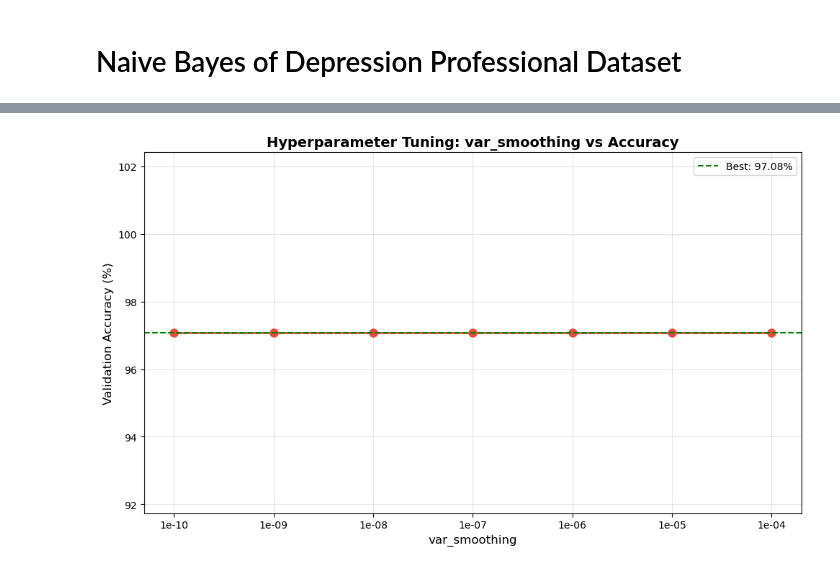
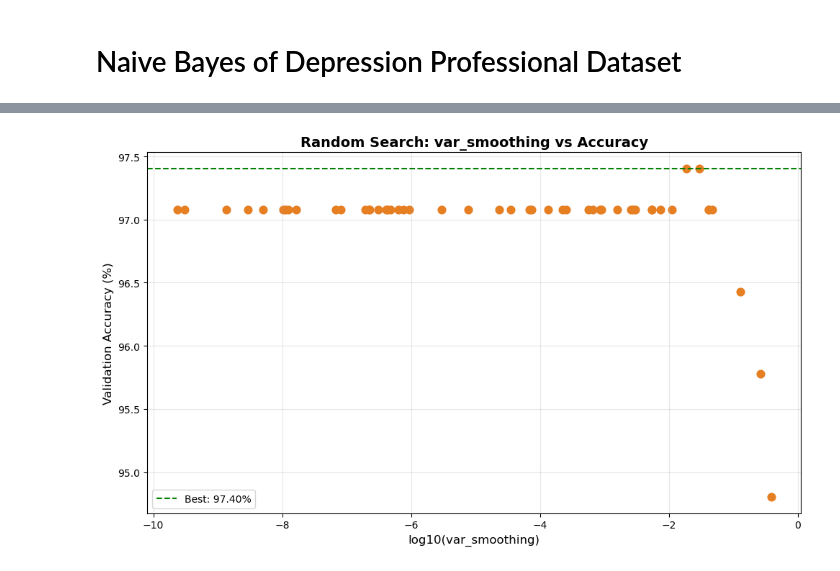
Before and after one commit to hilmimusyafa/mental-health-classification-project, a Jupyter notebook: code/naive-bayes.ipynb, the cells around one changed output, grey strips where cells are left out. Cells and saved outputs as stored; diff of their text form; code cells hidden in the pictures.

```diff
--- a/code/naive-bayes.ipynb
+++ b/code/naive-bayes.ipynb
@@ -385,56 +512,54 @@ for i, feat in enumerate(features_for_model):
 # %%
-# Nilai var_smoothing yang akan dicoba
-smoothing_values = [1e-10, 1e-9, 1e-8, 1e-7, 1e-6, 1e-5, 1e-4]
+import random
 
-results = []
+# Random Search Hyperparameter Tuning for var_smoothing
+n_iter = 50
+smoothing_min = 1e-10
+smoothing_max = 1
 
-for smoothing in smoothing_values:
-    # Training dengan smoothing parameter berbeda
+random_results = []
+
+print("======== Hyperparameter Tuning (Random Search) : var_smoothing ========")
+print()
+for i in range(n_iter):
+    # Sampling log-uniformly
+    log_min = np.log10(smoothing_min)
+    log_max = np.log10(smoothing_max)
+    smoothing = 10 ** random.uniform(log_min, log_max)
+
     model = GaussianNaiveBayes(var_smoothing=smoothing)
-    model.fit(X_train, y_train)
-
-    # Prediksi pada validation set
-    y_val_pred = model.predict(X_val)
-
-    # Hitung accuracy
+    model.fit(x_train, y_train)
+    y_val_pred = model.predict(x_val)
     accuracy = np.mean(y_val_pred == y_val)
 
-    results.append({
-        'smoothing': smoothing,
-        'accuracy': accuracy
-    })
+    random_results.append({'smoothing': smoothing, 'accuracy': accuracy})
+    print(f"[{i+1:02d}] var_smoothing={smoothing:.2e} → Validation Accuracy: {accuracy*100:.2f}%")
 
-    print(f"  var_smoothing={smoothing:.0e} → Validation Accuracy: {accuracy*100:.2f}%")
+# Pilih hasil terbaik
+best_random_result = max(random_results, key=lambda x: x['accuracy'])
+best_random_smoothing = best_random_result['smoothing']
+best_random_accuracy = best_random_result['accuracy']
 
-# Pilih smoothing terbaik
-best_result = max(results, key=lambda x: x['accuracy'])
-best_smoothing = best_result['smoothing']
-best_accuracy = best_result['accuracy']
+print(f"\n========== Best Hyperparameter (Random Search) ==========")
+print()
+print(f"- var_smoothing = {best_random_smoothing:.2e}")
+print(f"- Validation Accuracy = {best_random_accuracy*100:.2f}%")
 
-print(f"\n✓ BEST HYPERPARAMETER:")
-print(f"  var_smoothing = {best_smoothing:.0e}")
-print(f"  Validation Accuracy = {best_accuracy*100:.2f}%")
-
-# Visualisasi Hyperparameter Tuning
+# Visualisasi hasil random search
 plt.figure(figsize=(10, 6))
-smoothing_labels = [f"{s:.0e}" for s in smoothing_values]
-accuracies = [r['accuracy'] * 100 for r in results]
-
-plt.plot(smoothing_labels, accuracies, marker='o', linewidth=2, markersize=8, color='#e74c3c')
-plt.axhline(y=best_accuracy*100, color='green', linestyle='--', label=f'Best: {best_accuracy*100:.2f}%')
-plt.xlabel('var_smoothing', fontsize=12)
+plt.scatter([np.log10(r['smoothing']) for r in random_results], [r['accuracy']*100 for r in random_results], color='#e67e22', s=60)
+plt.axhline(y=best_random_accuracy*100, color='green', linestyle='--', label=f'Best: {best_random_accuracy*100:.2f}%')
+plt.xlabel('log10(var_smoothing)', fontsize=12)
 plt.ylabel('Validation Accuracy (%)', fontsize=12)
-plt.title('Hyperparameter Tuning: var_smoothing vs Accuracy', fontsize=14, fontweight='bold')
+plt.title('Random Search: var_smoothing vs Accuracy', fontsize=14, fontweight='bold')
 plt.grid(True, alpha=0.3)
 plt.legend()
 plt.tight_layout()
-plt.savefig('../images/naive-bayes/03_Hyperparameter_Tuning.png', dpi=300, bbox_inches='tight')
-print("\n✓ Grafik hyperparameter tuning disimpan: ../images/naive-bayes/03_Hyperparameter_Tuning.png")
 plt.show()
 
-# Retrain dengan best parameter
-print(f"\n RETRAINING MODEL DENGAN BEST HYPERPARAMETER...")
-final_model = GaussianNaiveBayes(var_smoothing=best_smoothing)
-final_model.fit(X_train, y_train)
-print("✓ Final model berhasil ditraining!")
+# Retrain dengan parameter terbaik random search
+print(f"\n======== Retraining Model With Best Random Search Hyperparameter =========")
+final_model = GaussianNaiveBayes(var_smoothing=best_random_smoothing)
+final_model.fit(x_train, y_train)
+print("\n[LOG] Final model successfully trained with random search hyperparameter!")
 # %% [output]
@@ -454 +583 @@ print("✓ Final model berhasil ditraining!")
-[figure, old version]
+[figure, new version]
```
Also changed, not shown: parts of 29 cells of this notebook, 5 other files.
